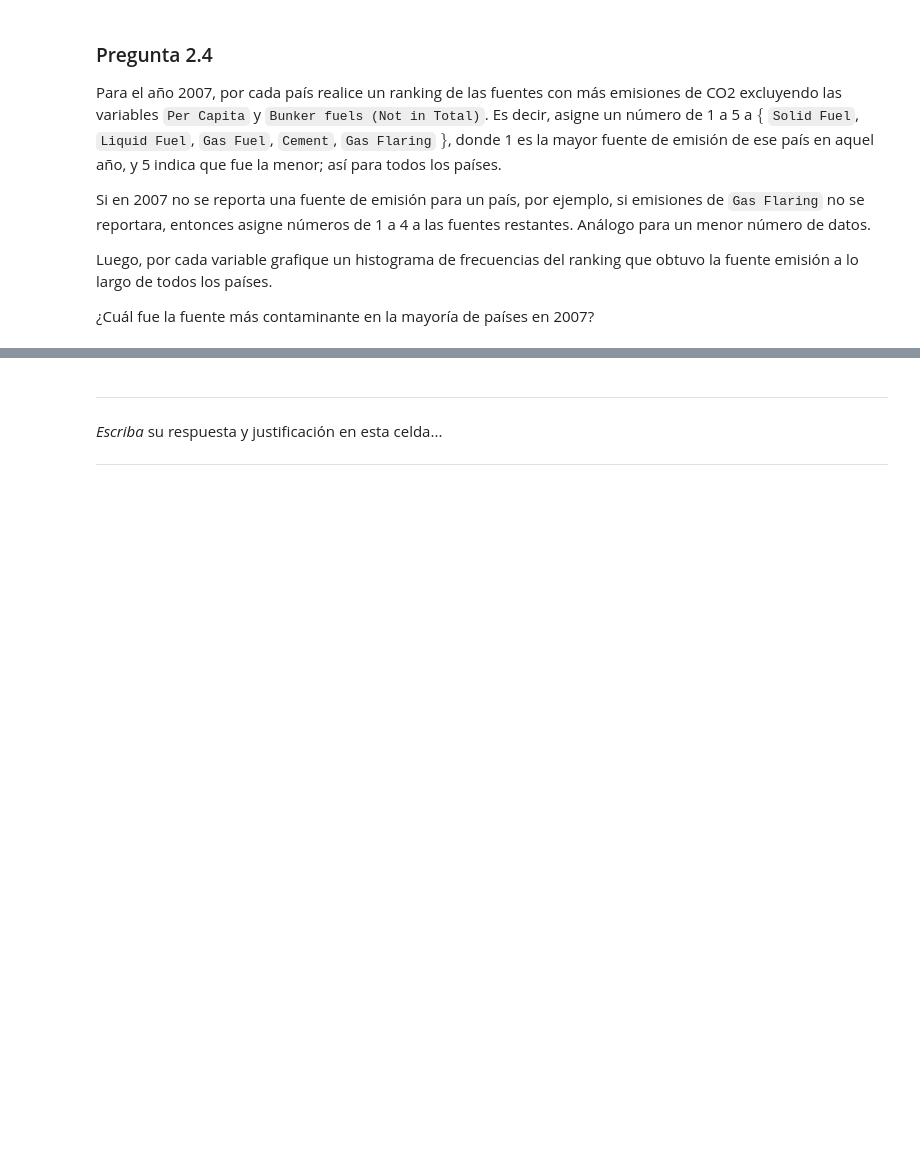
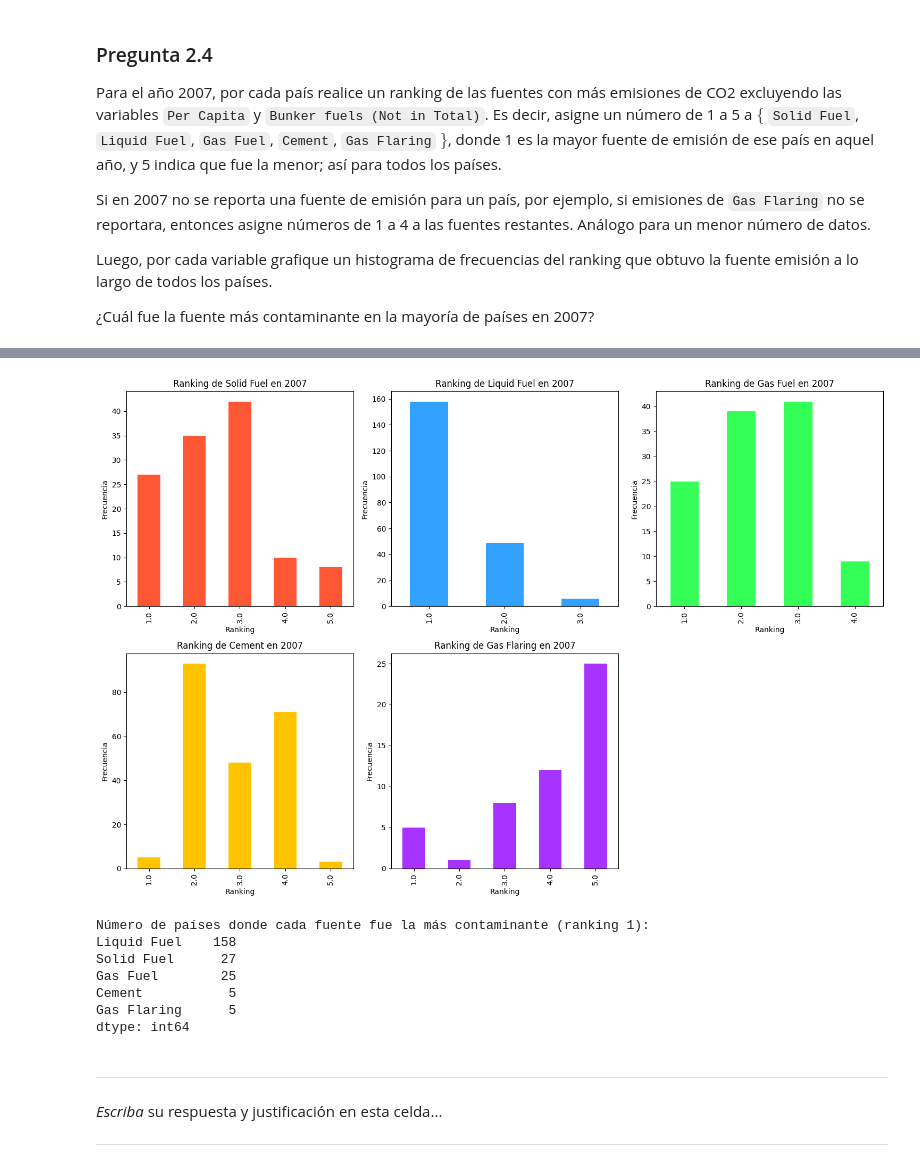
Before and after one commit to Nacho0611/Tarea1ML, a Jupyter notebook: Tarea_1.ipynb, the cells around one changed output, grey strips where cells are left out. Saved outputs shown, nothing was run; the diff lists cells and outputs as text; code cells hidden in the pictures; blank space fills up the shorter version.

```diff
--- a/Tarea_1.ipynb
+++ b/Tarea_1.ipynb
@@ -952,3 +927,11 @@ Si en 2007 no se reporta una fuente de emisión para un país, por ejemplo, si e
 Luego, por cada variable grafique un histograma de frecuencias del ranking que obtuvo la fuente emisión a lo largo de todos los países.
 
 ¿Cuál fue la fuente más contaminante en la mayoría de países en 2007?
+# %%
+df_2007 = df_co2[df_co2['Year'].dt.year == 2007].copy()
+fuentes = ['Solid Fuel', 'Liquid Fuel', 'Gas Fuel', 'Cement', 'Gas Flaring']
+df_2007_fuentes = df_2007[['Country'] + fuentes].set_index('Country')
+df_rankings = df_2007_fuentes.apply(lambda row: row.rank(ascending=False, method='min'), axis=1)
+print("Tabla de rankings por país en 2007 (primeros 10 países):")
+display(df_rankings.head(10))  # usa display en notebooks para una tabla más linda
+display(df_rankings.head(10))
@@ -955,3 +964,39 @@ Luego, por cada variable grafique un histograma de frecuencias del ranking que o
+# %%
+colores = {
+    'Solid Fuel': '#FF5733',
+    'Liquid Fuel': '#33A1FF',
+    'Gas Fuel': '#33FF57',
+    'Cement': '#FFC300',
+    'Gas Flaring': '#A833FF'
+}
+
+plt.figure(figsize=(15, 10))
+
+for i, fuente in enumerate(fuentes):
+    plt.subplot(2, 3, i + 1)
+    df_rankings[fuente].value_counts().sort_index().plot(
+        kind='bar',
+        color=colores[fuente]
+    )
+    plt.title(f"Ranking de {fuente} en 2007")
+    plt.xlabel("Ranking")
+    plt.ylabel("Frecuencia")
+
+plt.tight_layout()
+plt.show()
+
+ranking_1_counts = (df_rankings == 1).sum().sort_values(ascending=False)
+print("Número de países donde cada fuente fue la más contaminante (ranking 1):")
+print(ranking_1_counts)
+# %% [output]
+[figure, added]
+Número de países donde cada fuente fue la más contaminante (ranking 1):
+Liquid Fuel    158
+Solid Fuel      27
+Gas Fuel        25
+Cement           5
+Gas Flaring      5
+dtype: int64
 # %% [markdown]
 
 
```
Also changed, not shown: parts of 31 cells of this notebook.
